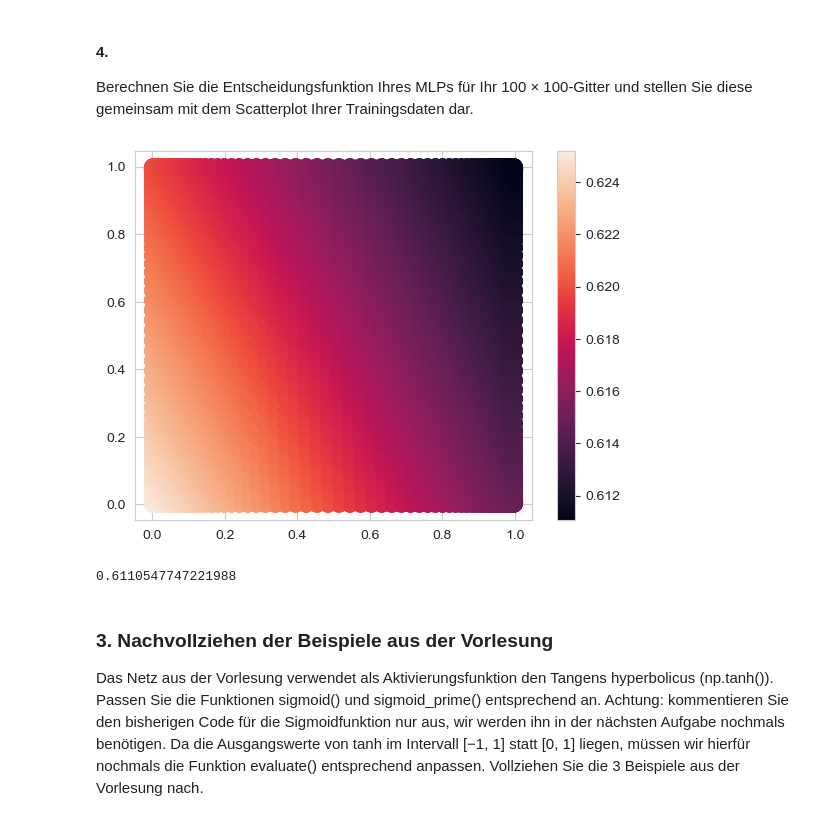
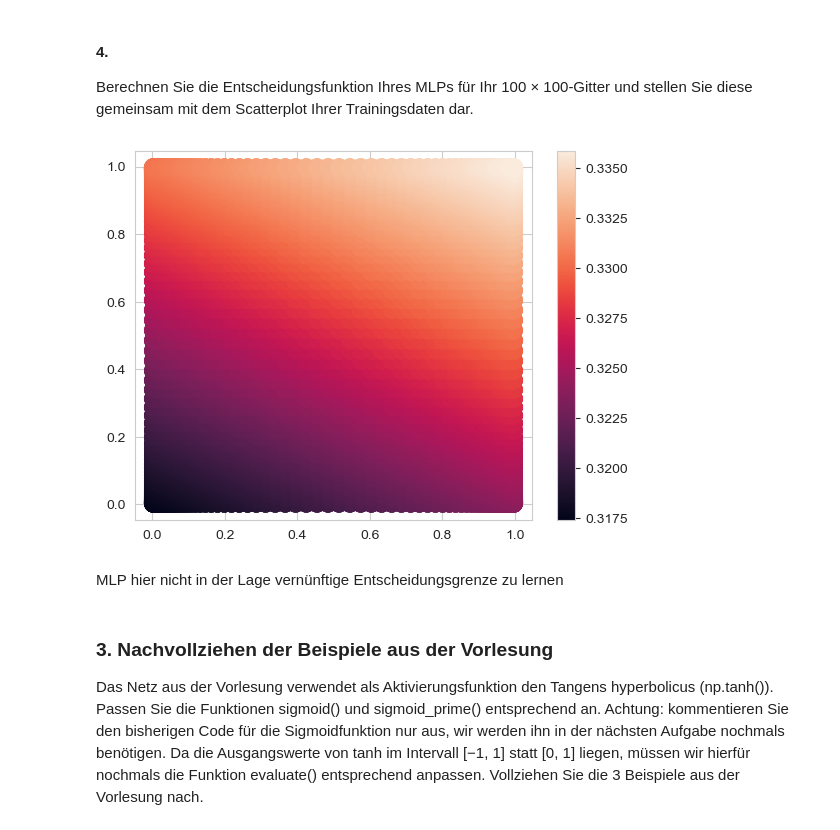
Before and after one commit to flnat/DeepLearning, a Jupyter notebook: Blatt_1/Aufgabe_1.ipynb, the cells around one changed output. Drawn from its saved outputs; the diff is of its cells as text; code cells hidden in the pictures.

```diff
--- a/Blatt_1/Aufgabe_1.ipynb
+++ b/Blatt_1/Aufgabe_1.ipynb
@@ -155,6 +155,6 @@ acc, loss = [], []
 
 for i in range(5):
     model = FCNN(**configs)
-    model(train_design, y_train, test_design, y_test, 100)
+    model(train_design, y_train, test_design, y_test, 100, logging=False)
     acc.append(model.validation_accuracy)
     loss.append(model.validation_loss)
@@ -200,19 +182,15 @@ stellen Sie diese gemeinsam mit dem Scatterplot Ihrer Trainingsdaten dar.
 # %%
 layer_0 = sigmoid(grid_design @ model.weights[0].T)
 layer_1 = sigmoid(layer_0 @ model.weights[1].T)
-layer_2 = sigmoid(layer_0 @ model.weights[2].T)
-decision_function = sigmoid(layer_2 @ model.weights[3].T)
-
+decision_function = sigmoid(layer_1 @ model.weights[2].T)
 
 fig = plt.scatter(grid_design[:, 0], grid_design[:, 1], c=decision_function, s=150)
 plt.colorbar(fig)
 plt.show()
 # %% [output]
-[figure, old version]
+[figure, new version]
-# %%
-np.min(decision_function)
-# %% [output]
-0.6110547747221988
+# %% [markdown]
+MLP hier nicht in der Lage vernünftige Entscheidungsgrenze zu lernen
 # %% [markdown]
 ### 3. Nachvollziehen der Beispiele aus der Vorlesung
 Das Netz aus der Vorlesung verwendet als Aktivierungsfunktion den Tangens hyperbolicus
```
Also changed, not shown: parts of 13 cells of this notebook.
